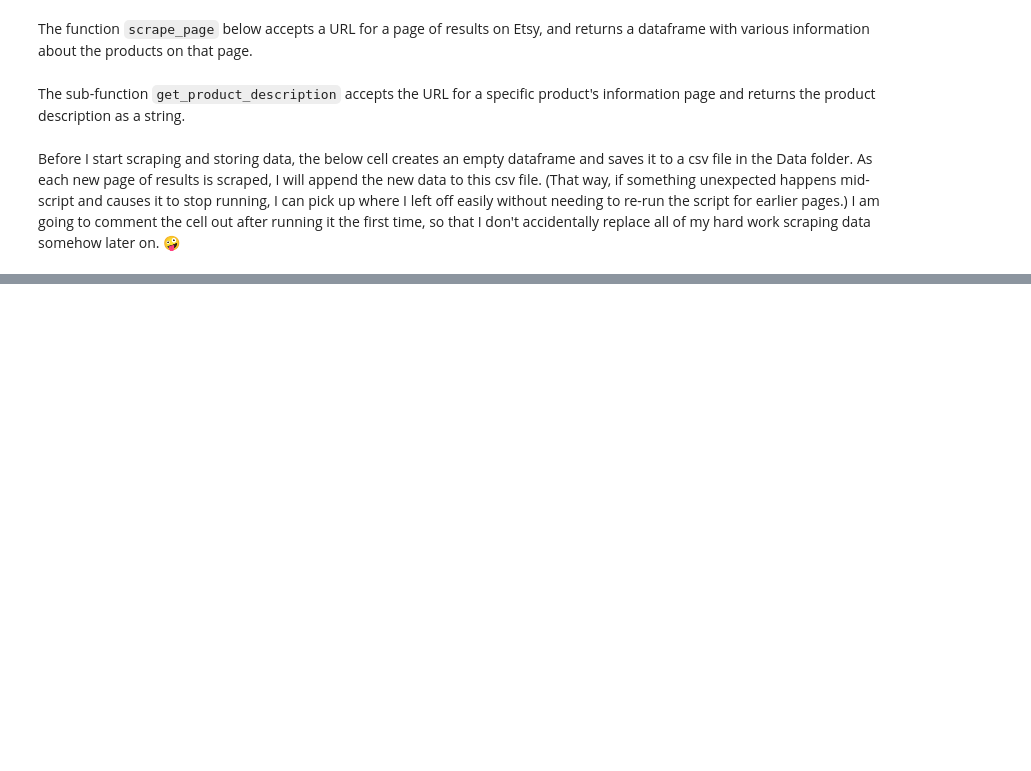
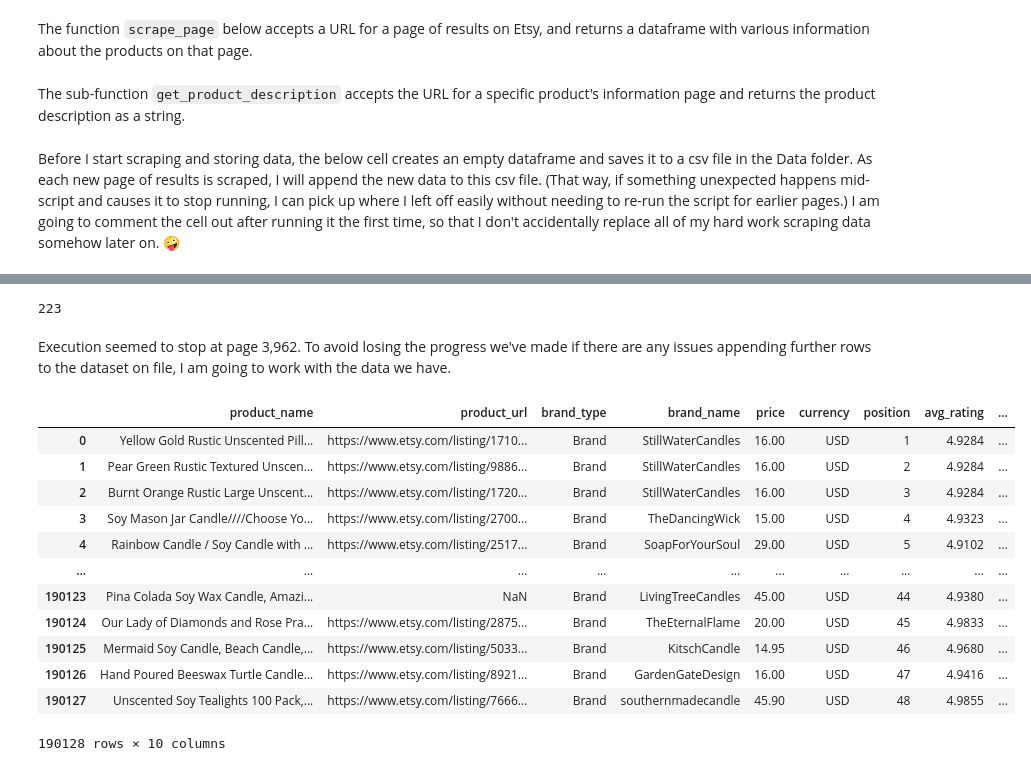
Before and after one commit to ran0027/etsy-candle-pricing-model, a Jupyter notebook: web-scraping.ipynb, the cells around one changed output, grey strips where cells are left out. Drawn from its saved outputs; the diff is of its cells as text; code cells hidden in the pictures; blank space fills up the shorter version.

Commit message:
Scrape data

```diff
--- a/web-scraping.ipynb
+++ b/web-scraping.ipynb
@@ -164,0 +174,4 @@ caffeine.off()
+# %%
+print(i)
+# %% [output]
+223
@@ -164,0 +195,18 @@ caffeine.off()
+# %% [markdown]
+Execution seemed to stop at page 3,962. To avoid losing the progress we've made if there are any issues appending further rows to the dataset on file, I am going to work with the data we have.
+# %%
+pd.read_csv('Data/product_data.csv')
+# %% [output]
+|  | product_name | product_url | brand_type | brand_name | price | currency | position | avg_rating | ... |
+| 0 | Yellow Gold Rustic Unscented Pill... | https://www.etsy.com/listing/1710... | Brand | StillWaterCandles | 16.00 | USD | 1 | 4.9284 | ... |
+| 1 | Pear Green Rustic Textured Unscen... | https://www.etsy.com/listing/9886... | Brand | StillWaterCandles | 16.00 | USD | 2 | 4.9284 | ... |
+| 2 | Burnt Orange Rustic Large Unscent... | https://www.etsy.com/listing/1720... | Brand | StillWaterCandles | 16.00 | USD | 3 | 4.9284 | ... |
+| 3 | Soy Mason Jar Candle////Choose Yo... | https://www.etsy.com/listing/2700... | Brand | TheDancingWick | 15.00 | USD | 4 | 4.9323 | ... |
+| 4 | Rainbow Candle / Soy Candle with ... | https://www.etsy.com/listing/2517... | Brand | SoapForYourSoul | 29.00 | USD | 5 | 4.9102 | ... |
+| ... | ... | ... | ... | ... | ... | ... | ... | ... | ... |
+| 190123 | Pina Colada Soy Wax Candle, Amazi... | NaN | Brand | LivingTreeCandles | 45.00 | USD | 44 | 4.9380 | ... |
+| 190124 | Our Lady of Diamonds and Rose Pra... | https://www.etsy.com/listing/2875... | Brand | TheEternalFlame | 20.00 | USD | 45 | 4.9833 | ... |
+| 190125 | Mermaid Soy Candle, Beach Candle,... | https://www.etsy.com/listing/5033... | Brand | KitschCandle | 14.95 | USD | 46 | 4.9680 | ... |
+| 190126 | Hand Poured Beeswax Turtle Candle... | https://www.etsy.com/listing/8921... | Brand | GardenGateDesign | 16.00 | USD | 47 | 4.9416 | ... |
+| 190127 | Unscented Soy Tealights 100 Pack,... | https://www.etsy.com/listing/7666... | Brand | southernmadecandle | 45.90 | USD | 48 | 4.9855 | ... |
+190128 rows × 10 columns
```
Also changed, not shown: parts of 6 cells of this notebook.
